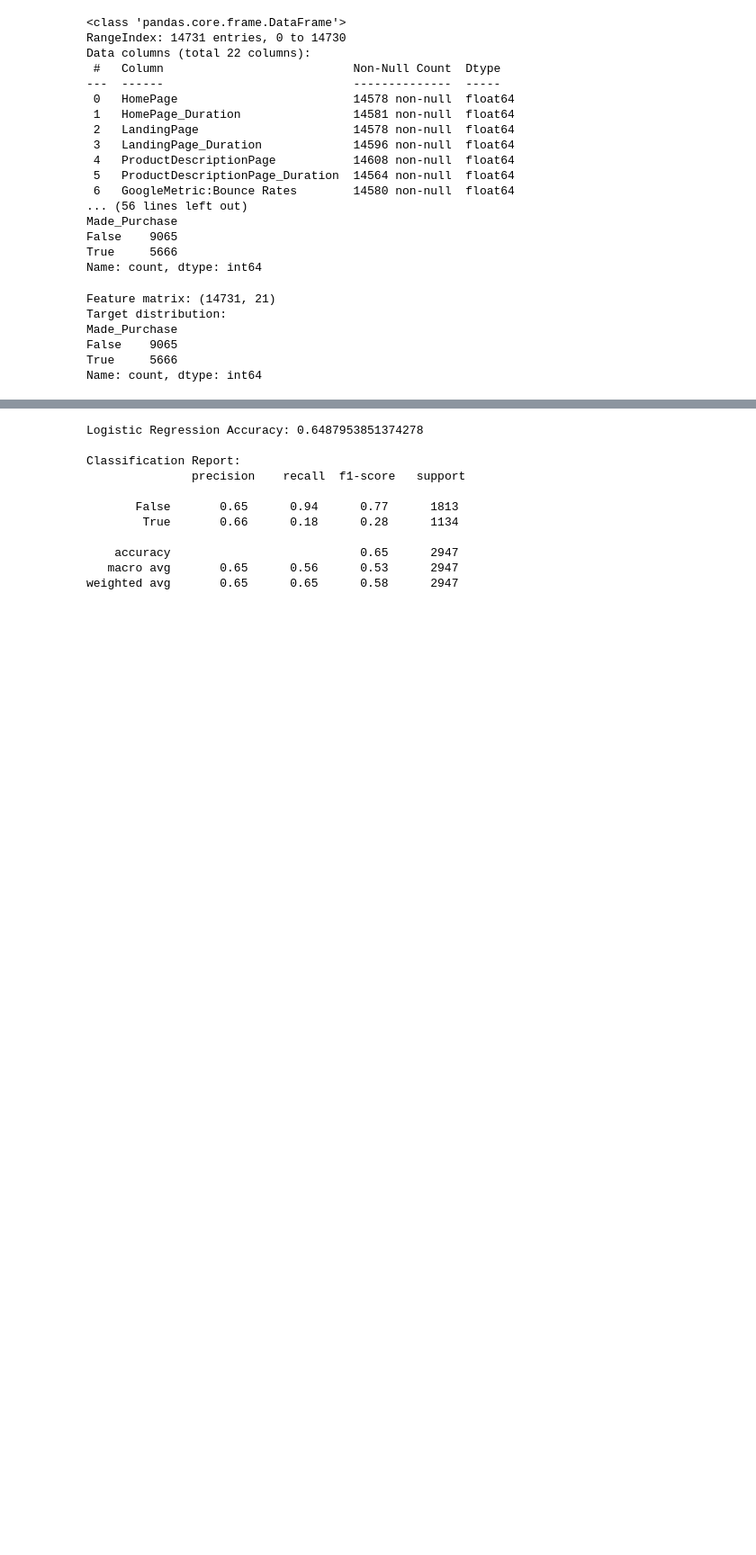
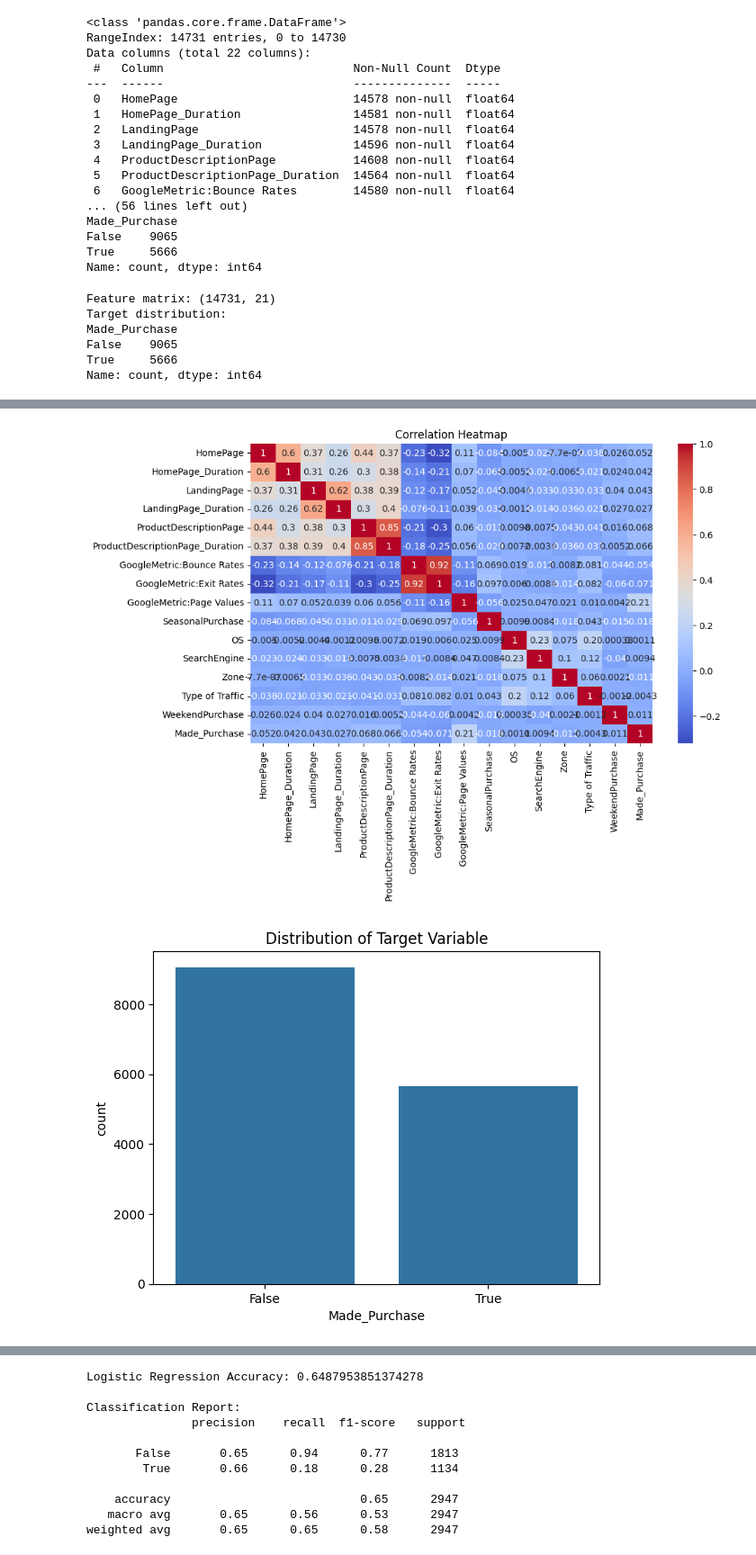
Before and after one commit to jhugon1/474_Project_1, a Jupyter notebook: regression_notebook.ipynb, the cells around one changed output, grey strips where cells are left out. Shown at 90% size. Drawn from its saved outputs; the diff is of its cells as text; code cells hidden in the pictures; blank space fills up the shorter version.

```diff
--- a/regression_notebook.ipynb
+++ b/regression_notebook.ipynb
@@ -92,0 +108,22 @@ Name: count, dtype: int64
+# %%
+# 1. Summary statistics
+train_df.describe(include="all").transpose()
+
+# 2. Correlation heatmap for numeric features
+plt.figure(figsize=(10,6))
+sns.heatmap(train_df.corr(numeric_only=True), annot=True, cmap="coolwarm")
+plt.title("Correlation Heatmap")
+plt.show()
+
+# 3. Target variable balance
+sns.countplot(x='Made_Purchase', data=train_df)
+plt.title("Distribution of Target Variable")
+plt.show()
+
+# 4. Example bivariate relationship
+sns.boxplot(x='Made_Purchase', y='ProductDescriptionPage_Duration', data=train_df)
+plt.title("Product Page Duration vs Purchase Outcome")
+plt.show()
+# %% [output]
+[figure, added]
+[figure, added]
```
Also changed, not shown: parts of 12 cells of this notebook.
